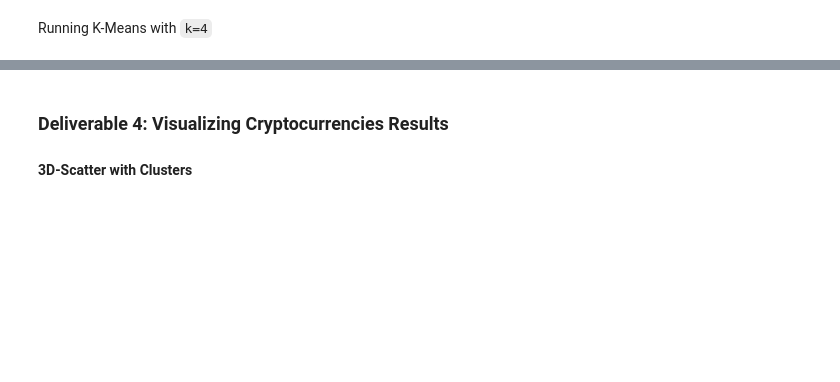
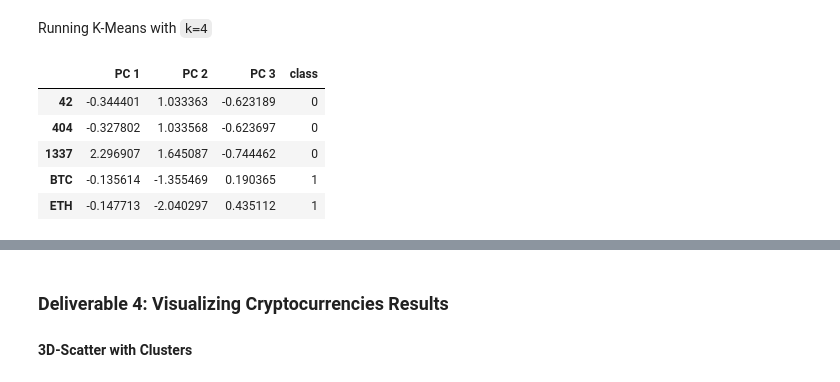
Before and after one commit to jlozano1990/Cryptocurrencies, a Jupyter notebook: crypto_clustering.ipynb, the cells around one changed output, grey strips where cells are left out. Drawn from its saved outputs; the diff is of its cells as text; code cells hidden in the pictures; blank space fills up the shorter version.

```diff
--- a/crypto_clustering.ipynb
+++ b/crypto_clustering.ipynb
@@ -211,0 +217,21 @@ Running K-Means with `k=4`
+# %%
+# Initializing model with K = 4 (based off elbow curve graph)
+model = KMeans(n_clusters=4, random_state=5)
+model
+
+# Fit the model
+model.fit(crypto_df_pca)
+
+# Predict clusters
+predictions = model.predict(crypto_df_pca)
+
+# Add the predicted class column to the dataframe
+crypto_df_pca["class"] = model.labels_
+crypto_df_pca.head()
+# %% [output]
+|  | PC 1 | PC 2 | PC 3 | class |
+| 42 | -0.344401 | 1.033363 | -0.623189 | 0 |
+| 404 | -0.327802 | 1.033568 | -0.623697 | 0 |
+| 1337 | 2.296907 | 1.645087 | -0.744462 | 0 |
+| BTC | -0.135614 | -1.355469 | 0.190365 | 1 |
+| ETH | -0.147713 | -2.040297 | 0.435112 | 1 |
```
Also changed, not shown: parts of 8 cells of this notebook.
